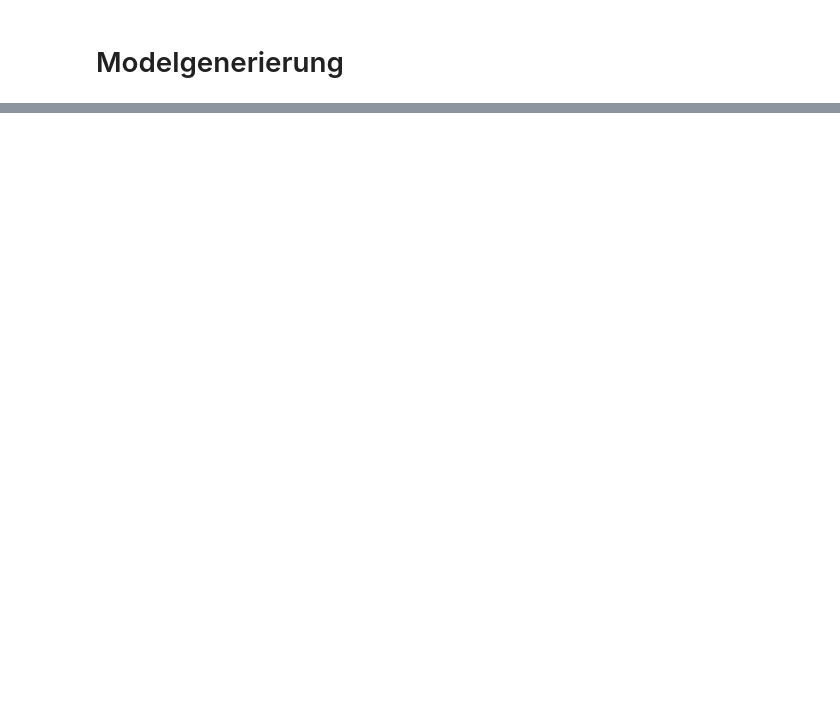
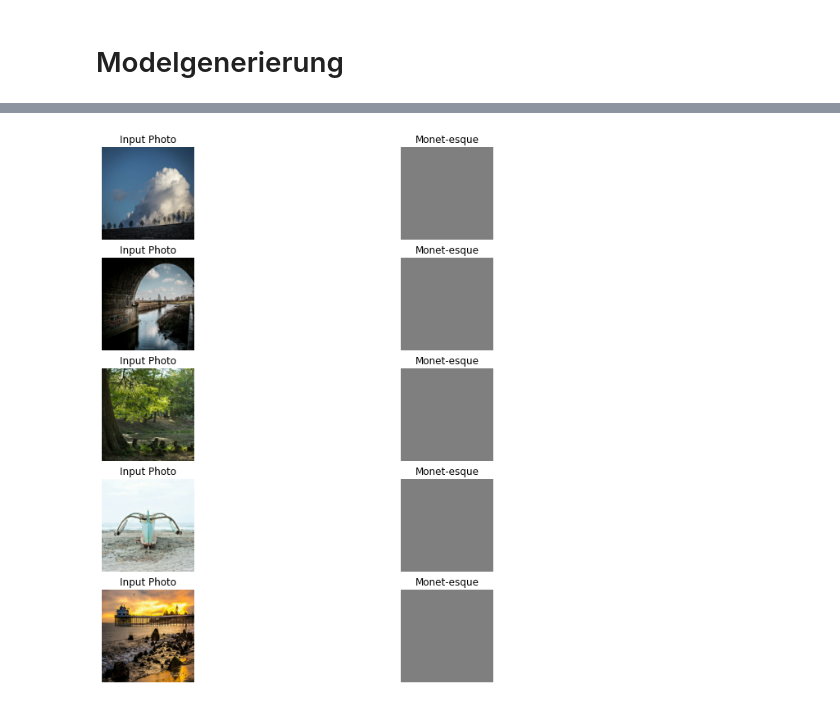
Before and after one commit to Ananassio/Data-Minig-Lab, a Jupyter notebook: Projekt/Projekt_Data_Minig_22_23_Marius_Zimmermann.ipynb, the cells around one changed output, grey strips where cells are left out. Cells and saved outputs as stored; diff of their text form; code cells hidden in the pictures; blank space fills up the shorter version.

```diff
--- a/Projekt/Projekt_Data_Minig_22_23_Marius_Zimmermann.ipynb
+++ b/Projekt/Projekt_Data_Minig_22_23_Marius_Zimmermann.ipynb
@@ -150,0 +189,19 @@ _________________________________________________________________
+# %%
+def Discriminator():
+
+  inputs = layers.Input(shape=[256,256,3])
+
+  # Apply some convolution and pooling layers
+  l1 = layers.Conv2D(filters=512, kernel_size=(3, 3),kernel_initializer=tf.random_normal_initializer(0., 0.02) ,activation="relu")(inputs)
+  l2 = layers.GaussianNoise(0.8)(l1)
+  l3 = layers.MaxPooling2D(pool_size=(3, 3))(l2)
+  l4 = layers.BatchNormalization()(l3)
+  l5 = layers.Conv2D(filters=256, kernel_size=(3, 3),kernel_initializer=tf.random_normal_initializer(0., 0.02), activation="relu")(l4)
+  l6 = layers.GaussianDropout(0.4)(l5)
+  l7 = layers.Conv2D(filters=128, kernel_size=(3, 3),strides=4, activation="relu")(l6)
+  l8 = layers.MaxPooling2D(pool_size=(3, 3))(l7)
+  l9 = layers.ZeroPadding2D()(l8)
+
+  outputs = layers.Conv2D(filters=1, kernel_size=(3, 3), activation="relu")(l9)
+
+  return keras.Model(inputs=inputs, outputs=outputs)
@@ -150,0 +260,7 @@ _________________________________________________________________
+# %%
+with strategy.scope():
+    monet_generator = Generator() # transforms photos to Monet-esque paintings
+    photo_generator = Generator() # transforms Monet paintings to be more like photos
+
+    monet_discriminator = Discriminator() # differentiates real Monet paintings and generated Monet paintings
+    photo_discriminator = Discriminator() # differentiates real photos and generated photos
@@ -150,0 +434,16 @@ _________________________________________________________________
+# %%
+_, ax = plt.subplots(5, 2, figsize=(12, 12))
+for i, img in enumerate(photo_ds.take(5)):
+    prediction = monet_generator(img, training=False)[0].numpy()
+    prediction = (prediction * 127.5 + 127.5).astype(np.uint8)
+    img = (img[0] * 127.5 + 127.5).numpy().astype(np.uint8)
+
+    ax[i, 0].imshow(img)
+    ax[i, 1].imshow(prediction)
+    ax[i, 0].set_title("Input Photo")
+    ax[i, 1].set_title("Monet-esque")
+    ax[i, 0].axis("off")
+    ax[i, 1].axis("off")
+plt.show()
+# %% [output]
+[figure, added]
```
Also changed, not shown: parts of 23 cells of this notebook.
